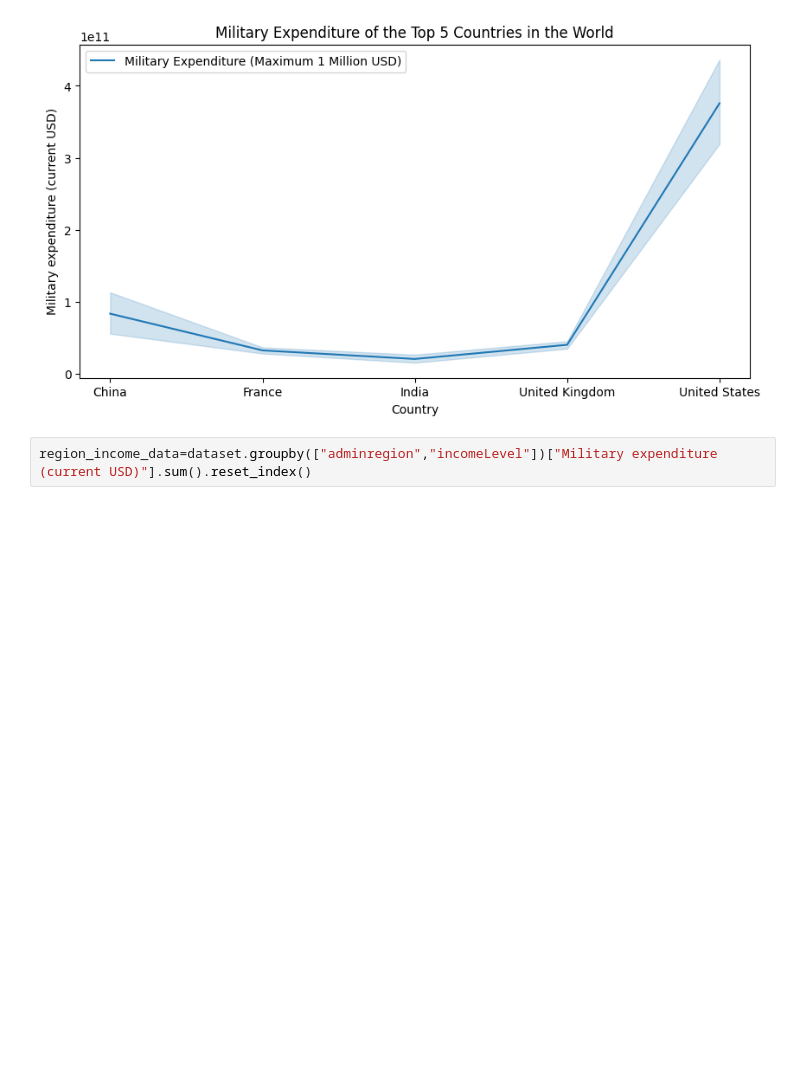
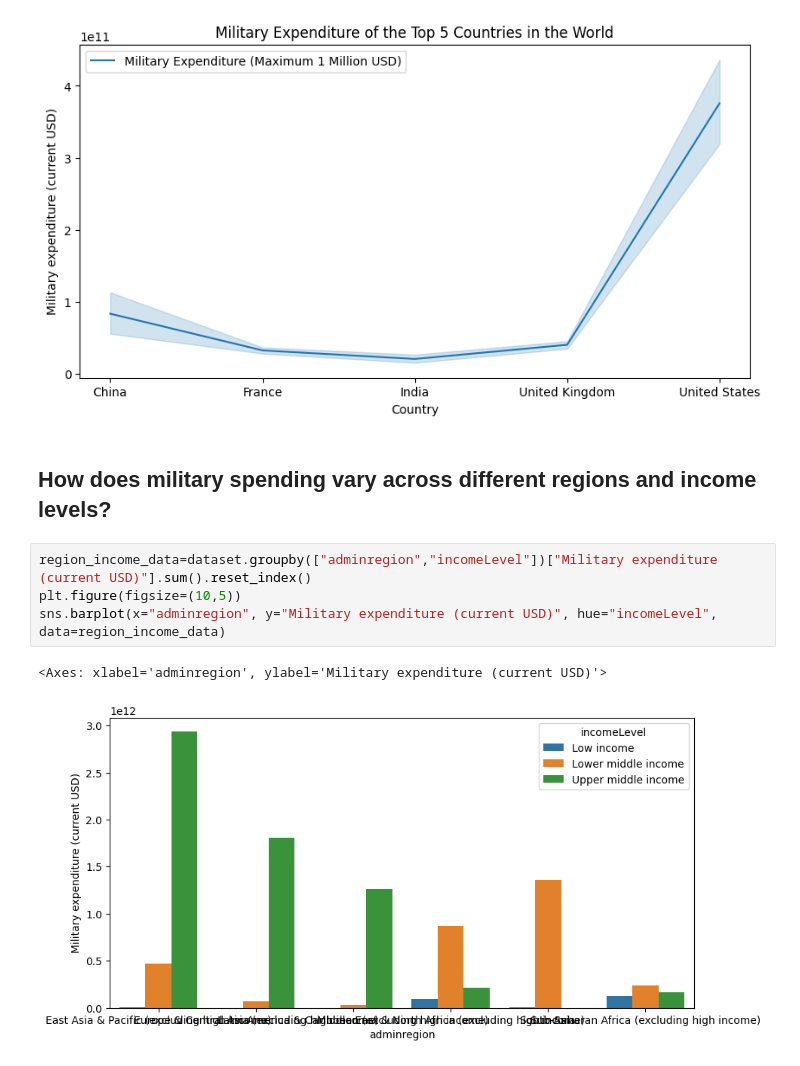
Before and after one commit to Sumit-Agnihotri/MILITARY_EXPENDITURE_ANALYSIS, a Jupyter notebook: Military Expenditure Analysis.ipynb, the cells around one changed output. Cells and saved outputs as stored; diff of their text form; blank space fills up the shorter version.

Commit message:
Military

```diff
--- a/Military Expenditure Analysis.ipynb
+++ b/Military Expenditure Analysis.ipynb
@@ -180,5 +180,12 @@ plt.legend(["Military Expenditure (Maximum 1 Million USD)"])
 plt.show()
 # %% [output]
 [figure]
+# %% [markdown]
+## How does military spending vary across different regions and income levels?
 # %%
 region_income_data=dataset.groupby(["adminregion","incomeLevel"])["Military expenditure (current USD)"].sum().reset_index()
+plt.figure(figsize=(10,5))
+sns.barplot(x="adminregion", y="Military expenditure (current USD)", hue="incomeLevel", data=region_income_data)
+# %% [output]
+<Axes: xlabel='adminregion', ylabel='Military expenditure (current USD)'>
+[figure, added]
```
